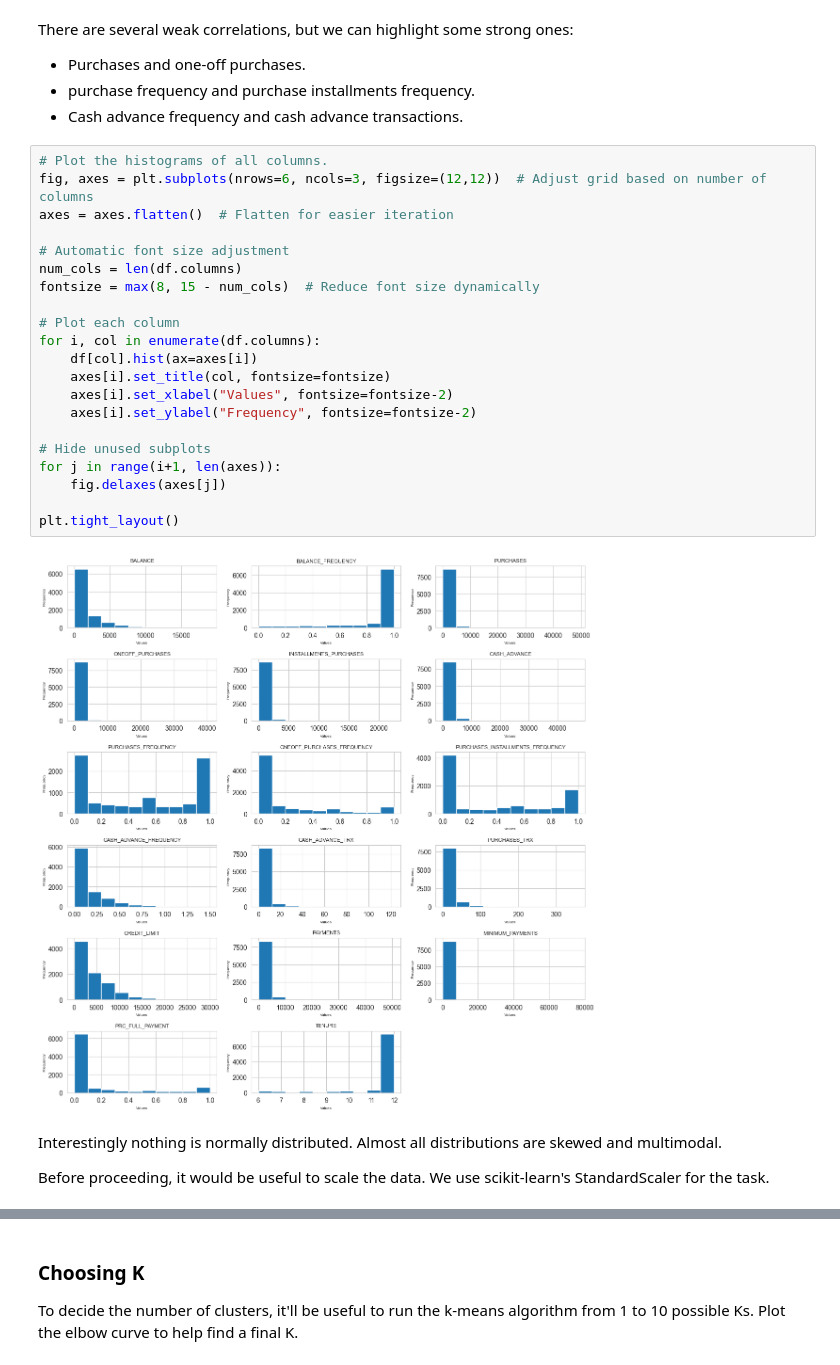
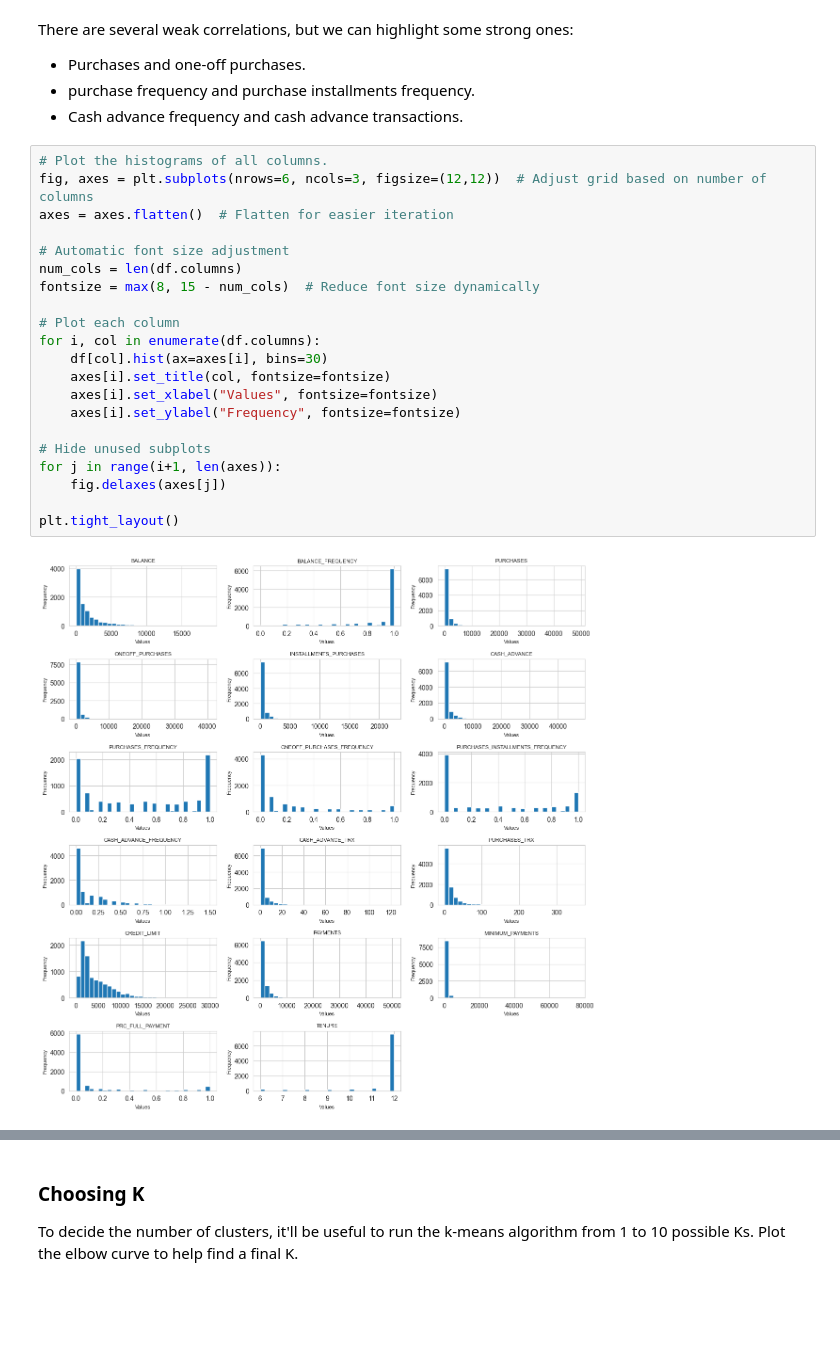
Before and after one commit to saxena-p/Credit-Card-Clustering, a Jupyter notebook: CC-Clustering.ipynb, the cells around one changed output, grey strips where cells are left out. Cells and saved outputs as stored; diff of their text form; blank space fills up the shorter version.

```diff
--- a/CC-Clustering.ipynb
+++ b/CC-Clustering.ipynb
@@ -104,27 +106,23 @@ There are several weak correlations, but we can highlight some strong ones:
 # %%
 # Plot the histograms of all columns.
 fig, axes = plt.subplots(nrows=6, ncols=3, figsize=(12,12))  # Adjust grid based on number of columns
 axes = axes.flatten()  # Flatten for easier iteration
 
 # Automatic font size adjustment
 num_cols = len(df.columns)
 fontsize = max(8, 15 - num_cols)  # Reduce font size dynamically
 
 # Plot each column
 for i, col in enumerate(df.columns):
-    df[col].hist(ax=axes[i])
+    df[col].hist(ax=axes[i], bins=30)
     axes[i].set_title(col, fontsize=fontsize)
-    axes[i].set_xlabel("Values", fontsize=fontsize-2)
-    axes[i].set_ylabel("Frequency", fontsize=fontsize-2)
+    axes[i].set_xlabel("Values", fontsize=fontsize)
+    axes[i].set_ylabel("Frequency", fontsize=fontsize)
 
 # Hide unused subplots
 for j in range(i+1, len(axes)):
     fig.delaxes(axes[j])
 
 plt.tight_layout()
 # %% [output]
-[figure, old version]
+[figure, new version]
-# %% [markdown]
-Interestingly nothing is normally distributed. Almost all distributions are skewed and multimodal.
-
-Before proceeding, it would be useful to scale the data. We use scikit-learn's StandardScaler for the task.
```
Also changed, not shown: parts of 5 cells of this notebook.
